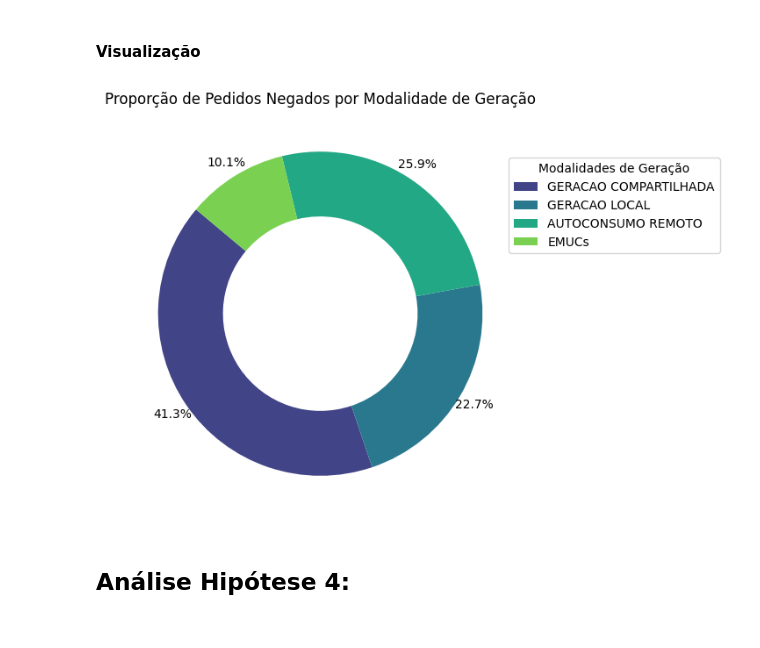
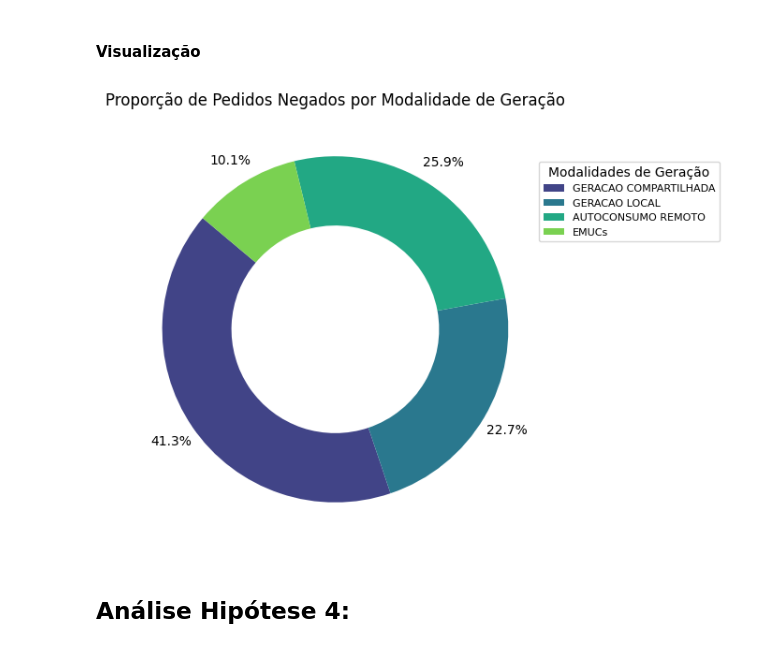
Before and after one commit to arnaldorosentino/MBA_Big_Data_Project, a Jupyter notebook: Projeto_Big_Data_Data_Anaytics.ipynb, the cells around one changed output. Drawn from its saved outputs; the diff is of its cells as text; code cells hidden in the pictures.

```diff
--- a/Projeto_Big_Data_Data_Anaytics.ipynb
+++ b/Projeto_Big_Data_Data_Anaytics.ipynb
@@ -492,32 +492,33 @@ negados_modalidade_pd = negados_modalidade_df.toPandas()
 # %%
 # Plot da proporção de pedidos negados por Modalidade de Geração
 
 plt.figure(figsize=(6,6))
 
 wedges, texts, autotexts = plt.pie(negados_modalidade_pd['Soma_Proportion'],
         autopct='%1.1f%%',  # Exibe a porcentagem no gráfico
         startangle=140,  # Define o ângulo inicial da primeira fatia
         colors=sns.color_palette("viridis", n_colors=len(negados_modalidade_pd['DscModalidade'])),
-        pctdistance=1.1,
+        pctdistance=1.15,
         wedgeprops=dict(width=0.4),
         textprops=dict(color="k"))  # A cor do texto é branca
 
 # Melhorando a visualização das porcentagens aumentando a fonte e dando um negrito
 plt.setp(autotexts, size=10)
 
 # Adicionando a legenda
 plt.legend(wedges, negados_modalidade_pd['DscModalidade'],
           title="Modalidades de Geração",
           loc="upper right",
-          bbox_to_anchor=(1, 0, 0.5, 0.9))
+          fontsize=8,
+          bbox_to_anchor=(1, 0, 0.4, 0.9))
 
 # Adicionando o título ao gráfico
 plt.title('Proporção de Pedidos Negados por Modalidade de Geração')
 
 # Exibindo o gráfico
 plt.show()
 # %% [output]
-[figure, old version]
+[figure, new version]
 # %% [markdown]
 ## **Análise Hipótese 4:**
 # %% [markdown]
```
